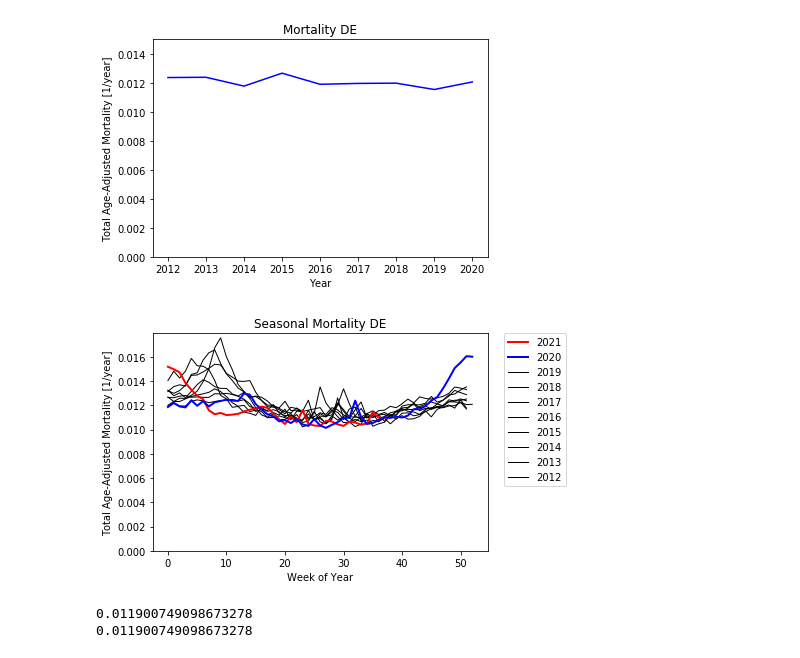
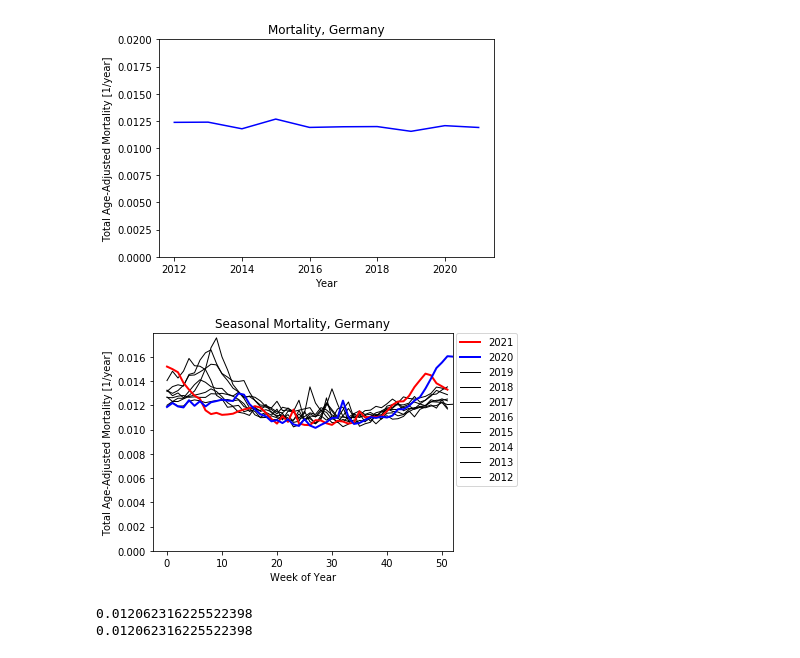
Before and after one commit to RichardPotthoff/Eurostat, a Jupyter notebook: eurostat.ipynb, the cells around one changed output. Drawn from its saved outputs; the diff is of its cells as text; code cells hidden in the pictures.

Commit message:
add country code to full country name conversion

```diff
--- a/eurostat.ipynb
+++ b/eurostat.ipynb
@@ -69,7 +100,8 @@ Saving "/private/var/mobile/Containers/Data/Application/4ADCFE5A-AA83-49C5-9A88-
 Loading local "/private/var/mobile/Containers/Data/Application/4ADCFE5A-AA83-49C5-9A88-90B64EABBD94/tmp/(A Document Being Saved By Carnets)/Eurostat/Data/demo_r_mwk_10.tsv.gz".
 # %%
-db1={}
-for age,year,val in extract_eurostat_data('demo_pjan.tsv',filter={'geo':geo,'sex':sex}, fields=('age','year','value')):
+#sum up the population into age-groups that match the age groups in the deaths database:
+pop={}
+for age,year,val in extract_eurostat_data(popfile,filter={'geo':geo,'sex':sex}, fields=('age','year','value')):
   if age=='Y_LT1':
     age='Y0'
   if age=='Y_OPEN':
@@ -83,9 +115,9 @@ for age,year,val in extract_eurostat_data('demo_pjan.tsv',filter={'geo':geo,'sex
         age='Y_GE90'
       else:
         age=f'Y{age//10*10:2d}-{age//10*10+9:2d}'
-  if not age in db1:
-    db1[age]=dict([])
-  if not year in db1[age]:
-    db1[age][year]=0
-  db1[age][year]+=val
+  if not age in pop:
+    pop[age]=dict([])
+  if not year in pop[age]:
+    pop[age][year]=0
+  pop[age][year]+=val
 # %% [output]
@@ -129,42 +173,49 @@ age-adj 2020      1.237  1.238  1.178  1.267  1.190  1.196  1.198  1.154  1.206
 # %%
 %matplotlib inline
 plt.close()
-plt.ylim(0.00,0.015)
+plt.ylim(0,0.02)
 plt.ylabel('Total Age-Adjusted Mortality [1/year]')
 plt.xlabel('Year')
-plt.title(f'Mortality {geo}')
-plt.plot(years[:-1],list(db2['age-adj 2020'].values())[:-1],'b')
+plt.title(f'Mortality, {cc2name(geo)}')
+plt.plot(list(mort[f'age-adj {base_year}'].keys())[:],list(mort[f'age-adj {base_year}'].values())[:],'b')
+#plt.savefig(f'am_{geo}.pdf')
 plt.show()
 # %% [output]
-[figure, old version]
+[figure, new version]
 # %%
 plt.close()
-for year,weeks in db_['TOTAL'].items() :
-    if (not (year in years)) or (db2['TOTAL'][year]==0):
+for year,weeks in deaths_w['TOTAL'].items() :
+    if (not (year in mortyears)) or (mort['TOTAL'][year]==0):
         continue
     last_week=len(weeks)
     while weeks[last_week-1]==0 and last_week>0:
       last_week-=1
-    age_adj=db2['age-adj 2020'][year]/db2['TOTAL'][year]
-#    age_adj=1.0
-    plt.plot([age_adj*y/db1["TOTAL"][year-1]*365.25/7 for y in weeks[1:last_week]],
- **(     dict(c='k',lw=1,zorder=0,) if year<base_year
-    else dict(c='b',lw=2,zorder=1,) if year==base_year
-    else dict(c='r',lw=2,zorder=1,) ),
-      label=f'{year}')
+    age_adj=mort[f'age-adj {base_year}'][year]/mort['TOTAL'][year]
+    plt.plot([age_adj*y/pop["TOTAL"][year-1]*365.25/7 for y in weeks[1:last_week]],
+     **(
+          dict(c='r',lw=2,zorder=1,) if year==2021
+     else dict(c='b',lw=2,zorder=1,) if year==2020
+     else dict(c='k',lw=1,zorder=0,)
+       ),
+        label=f'{year}')
 plt.ylabel('Total Age-Adjusted Mortality [1/year]')
 plt.xlabel('Week of Year')
-plt.title(f'Seasonal Mortality {geo}')
-plt.legend(bbox_to_anchor=(1.05, 1), loc='upper left', borderaxespad=0.)
+plt.title(f'Seasonal Mortality, {cc2name(geo)}')
+plt.legend(bbox_to_anchor=(1.01, 1), loc='upper left', borderaxespad=0.0)
 plt.ylim(bottom=0)
+plt.xlim(right=52)
+plt.subplots_adjust(right=0.82)# make space for legend to the right
+#plt.savefig(f'sm_{geo}.pdf')
 plt.show()
 # %% [output]
-[figure, old version]
+[figure, new version]
 # %%
-year=2016
-age_adj=db2['age-adj 2020'][year]/db2['TOTAL'][year]
-print(db2['age-adj 2020'][year])
-print(sum([age_adj*y/db1["TOTAL"][year-1]*365.25/7 for y in db_['TOTAL'][year][1:]])/(365.25/7))
+if DEBUG:
+  #check if calculated weekly and annual mortalities add up:
+  year=mortyears[-2]
+  age_adj=mort[f'age-adj {base_year}'][year]/mort['TOTAL'][year]
+  print(mort[f'age-adj {base_year}'][year])
+  print(sum([age_adj*deaths/pop["TOTAL"][year-1]*365.25/7 for deaths in deaths_w['TOTAL'][year][1:]])/(365.25/7))
 # %% [output]
-0.011900749098673278
-0.011900749098673278
+0.012062316225522398
+0.012062316225522398
```
Also changed, not shown: parts of 6 cells of this notebook, 2 other files.
